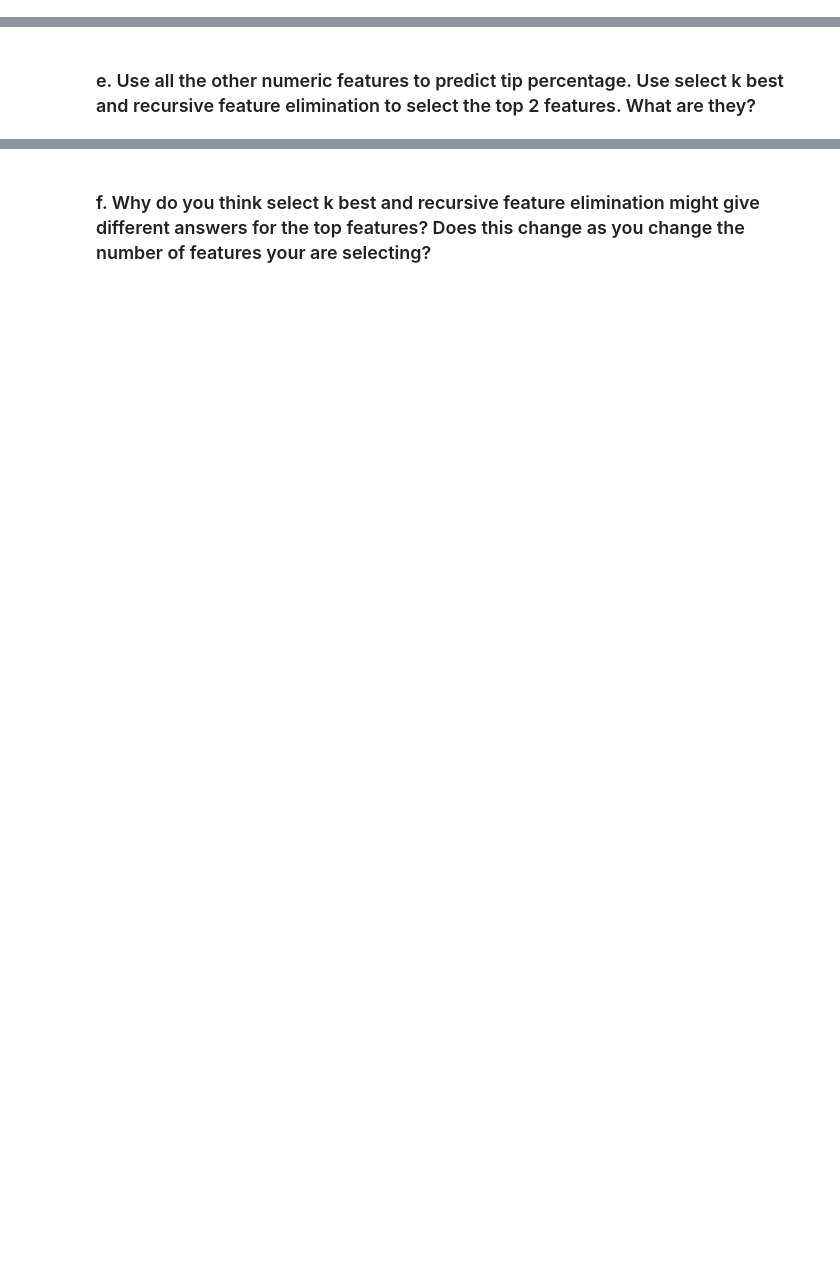
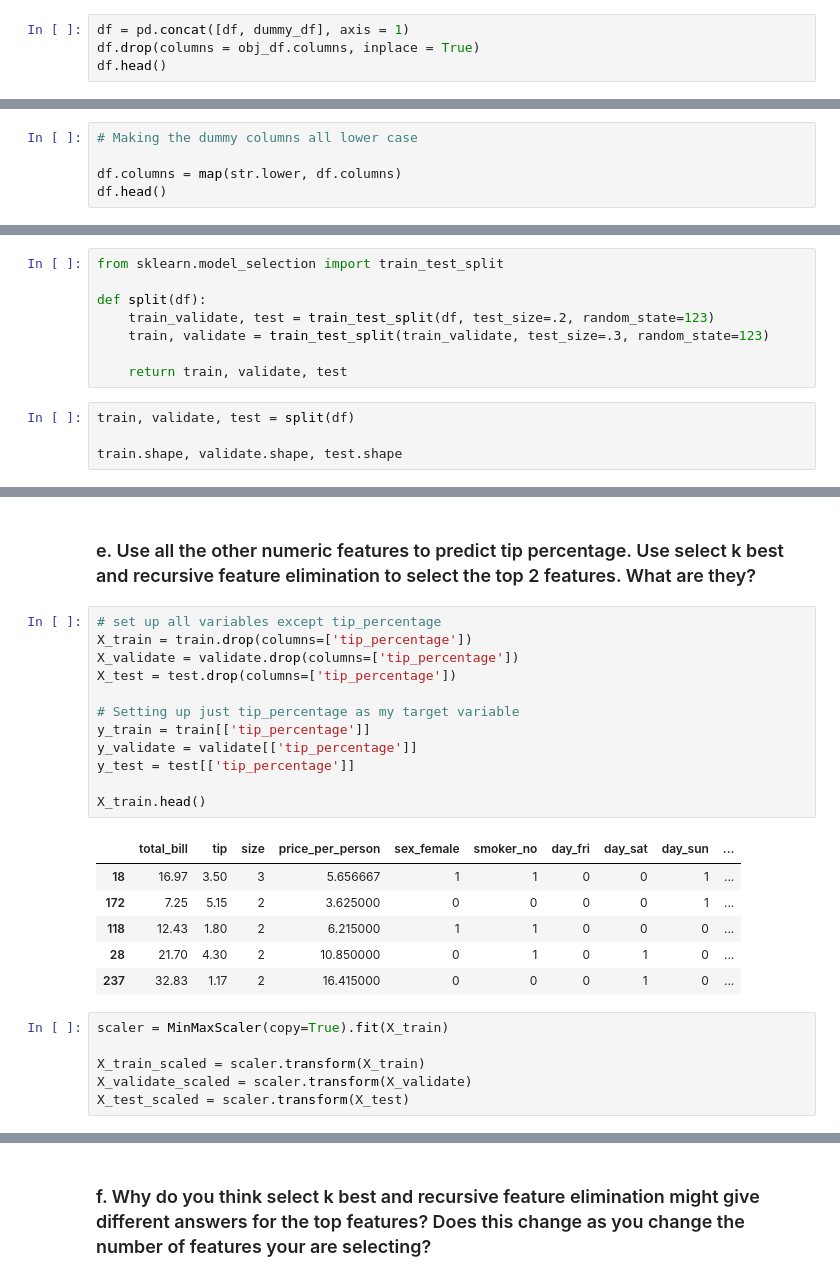
Before and after one commit to aliciag92/regression-exercises, a Jupyter notebook: feature_engineering.ipynb, the cells around one changed output, grey strips where cells are left out. Cells and saved outputs as stored; diff of their text form; blank space fills up the shorter version.

```diff
--- a/feature_engineering.ipynb
+++ b/feature_engineering.ipynb
@@ -83,0 +128,4 @@ Features predicting tip percentage:
+# %%
+df = pd.concat([df, dummy_df], axis = 1)
+df.drop(columns = obj_df.columns, inplace = True)
+df.head()
@@ -83,0 +139,5 @@ Features predicting tip percentage:
+# %%
+# Making the dummy columns all lower case
+
+df.columns = map(str.lower, df.columns)
+df.head()
@@ -83,0 +151,12 @@ Features predicting tip percentage:
+# %%
+from sklearn.model_selection import train_test_split
+
+def split(df):
+    train_validate, test = train_test_split(df, test_size=.2, random_state=123)
+    train, validate = train_test_split(train_validate, test_size=.3, random_state=123)
+
+    return train, validate, test
+# %%
+train, validate, test = split(df)
+
+train.shape, validate.shape, test.shape
@@ -99,2 +292,27 @@ dtype: object
 # %% [markdown]
 ### e. Use all the other numeric features to predict tip percentage. Use select k best and recursive feature elimination to select the top 2 features. What are they?
+# %%
+# set up all variables except tip_percentage
+X_train = train.drop(columns=['tip_percentage'])
+X_validate = validate.drop(columns=['tip_percentage'])
+X_test = test.drop(columns=['tip_percentage'])
+
+# Setting up just tip_percentage as my target variable
+y_train = train[['tip_percentage']]
+y_validate = validate[['tip_percentage']]
+y_test = test[['tip_percentage']]
+
+X_train.head()
+# %% [output]
+|  | total_bill | tip | size | price_per_person | sex_female | smoker_no | day_fri | day_sat | day_sun | ... |
+| 18 | 16.97 | 3.50 | 3 | 5.656667 | 1 | 1 | 0 | 0 | 1 | ... |
+| 172 | 7.25 | 5.15 | 2 | 3.625000 | 0 | 0 | 0 | 0 | 1 | ... |
+| 118 | 12.43 | 1.80 | 2 | 6.215000 | 1 | 1 | 0 | 0 | 0 | ... |
+| 28 | 21.70 | 4.30 | 2 | 10.850000 | 0 | 1 | 0 | 1 | 0 | ... |
+| 237 | 32.83 | 1.17 | 2 | 16.415000 | 0 | 0 | 0 | 1 | 0 | ... |
+# %%
+scaler = MinMaxScaler(copy=True).fit(X_train)
+
+X_train_scaled = scaler.transform(X_train)
+X_validate_scaled = scaler.transform(X_validate)
+X_test_scaled = scaler.transform(X_test)
```
Also changed, not shown: parts of 46 cells of this notebook.
